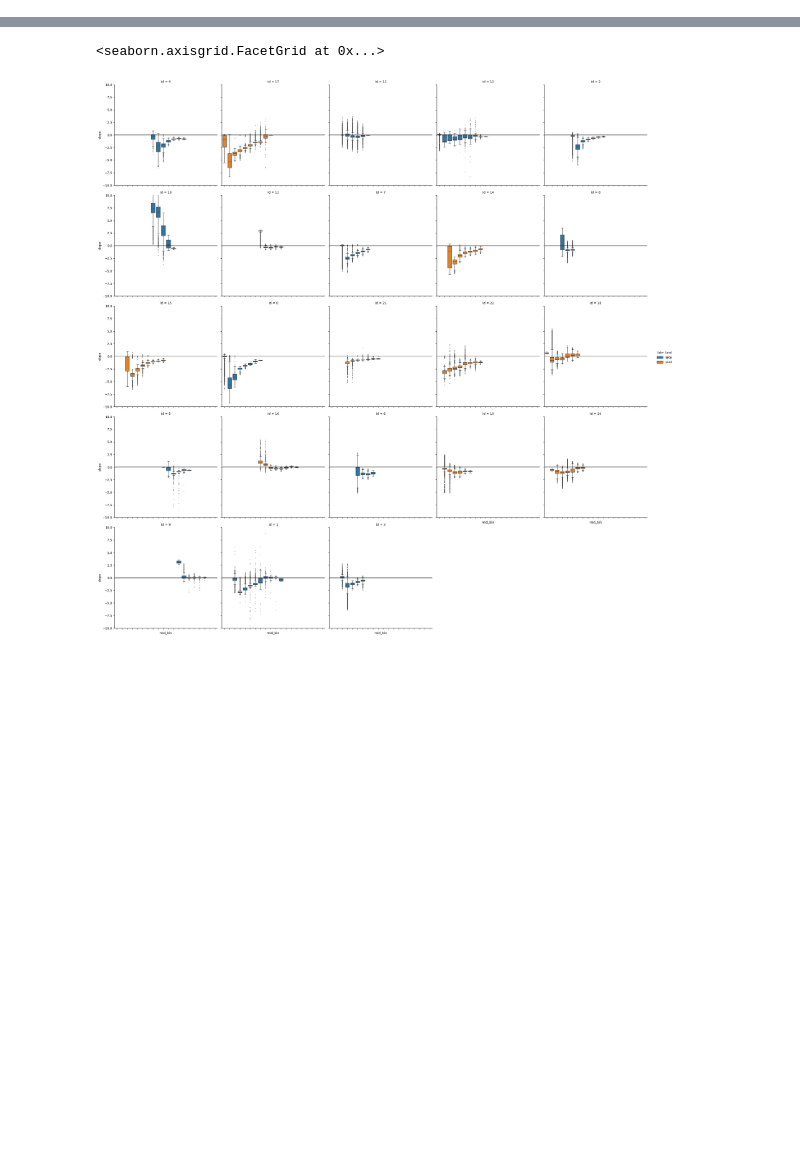
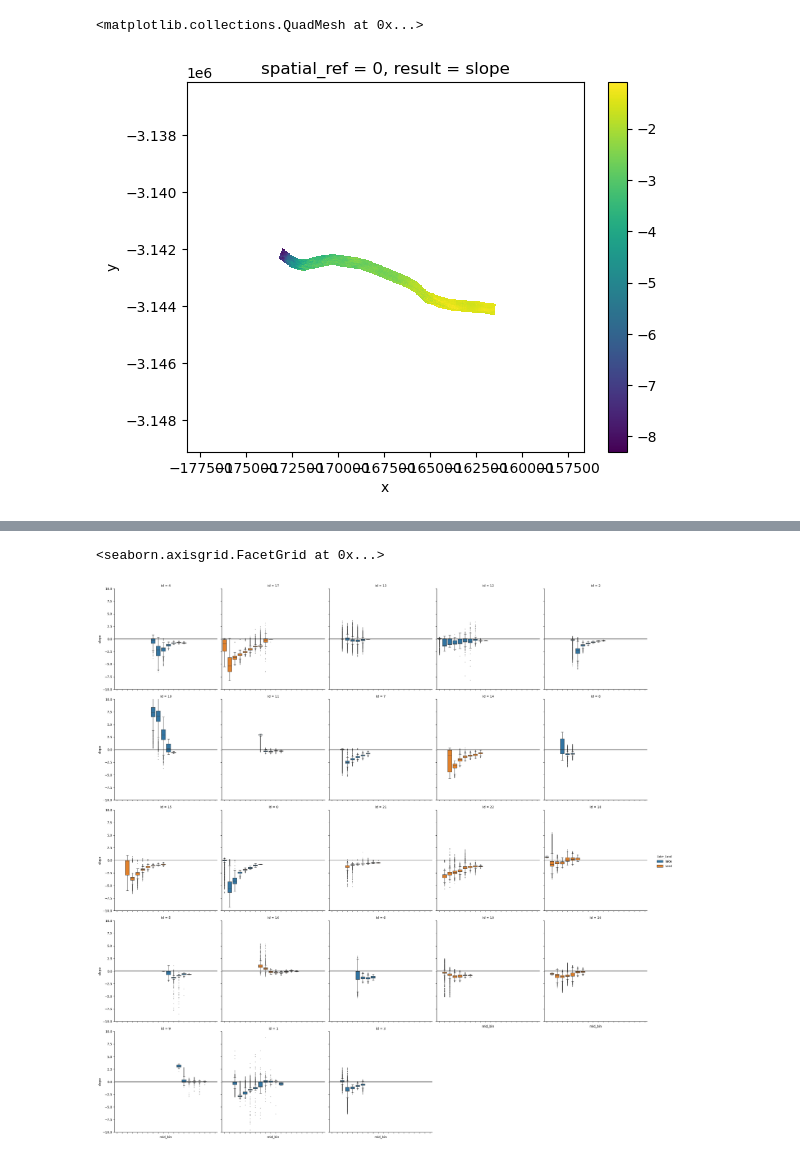
Before and after one commit to tlohde/lake-terminating-glaciers, a Jupyter notebook: src/scratchpad.ipynb, the cells around one changed output, grey strips where cells are left out. Cells and saved outputs as stored; diff of their text form; code cells hidden in the pictures; blank space fills up the shorter version.

```diff
--- a/src/scratchpad.ipynb
+++ b/src/scratchpad.ipynb
@@ -114,2 +111,0 @@ def get_summary_df(site):
-# %%
-merged, cl_mask, cl_masked = get_summary_df([s for s in sites if 'id17' in s][0])
@@ -122,0 +178,7 @@ centrelines.iloc[[17]].plot(ax=ax, color='k', ls=':')
+# %%
+masked = xr.where(merged['buffer_aoi']==1, merged['sec'], np.nan)
+# %%
+masked.sel(result='slope').plot()
+# %% [output]
+<matplotlib.collections.QuadMesh at 0x...>
+[figure, added]
```
Also changed, not shown: parts of 12 cells of this notebook, 2 other files.
